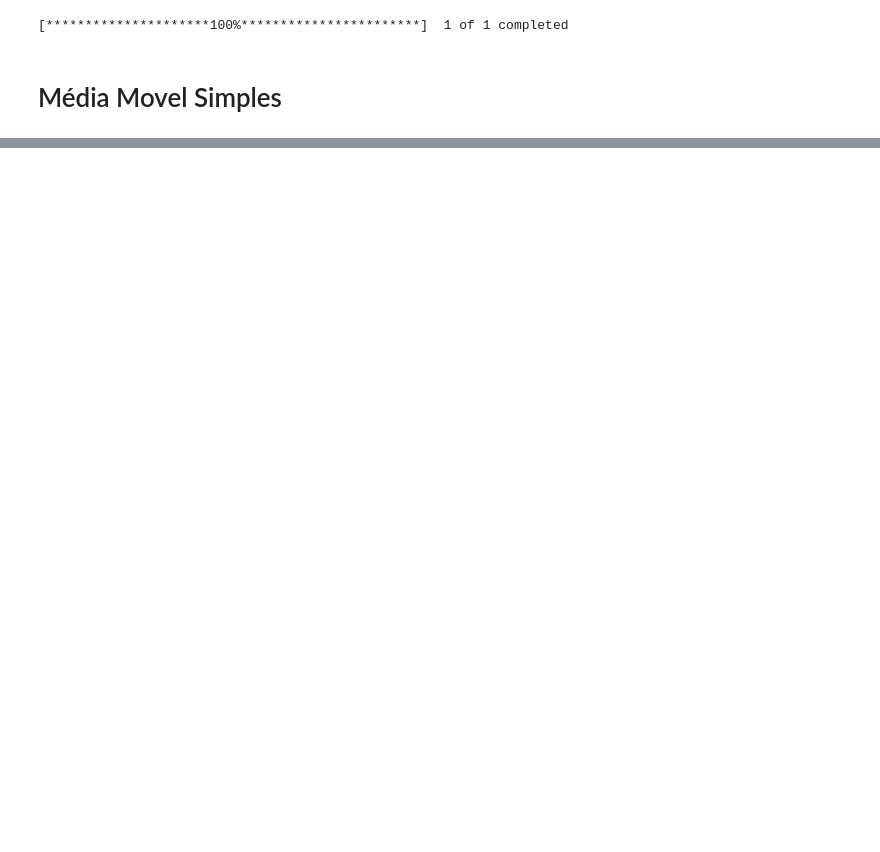
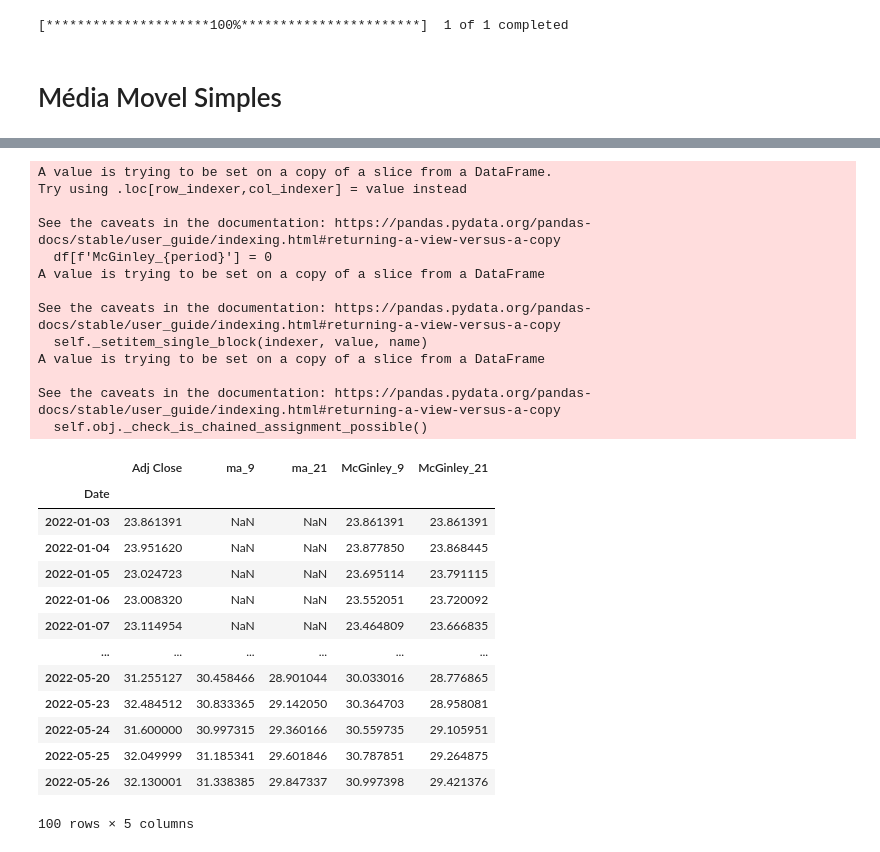
Before and after one commit to ufrgsqfl/indicadores, a Jupyter notebook: McGinley Dynamic/exemplo.ipynb, the cells around one changed output, grey strips where cells are left out. Cells and saved outputs as stored; diff of their text form; code cells hidden in the pictures; blank space fills up the shorter version.

```diff
--- a/McGinley Dynamic/exemplo.ipynb
+++ b/McGinley Dynamic/exemplo.ipynb
@@ -45,0 +50,42 @@ See the caveats in the documentation: https://pandas.pydata.org/pandas-docs/stab
+# %%
+def media_mcginley(df, periods:list):
+    for period in periods:
+        df[f'McGinley_{period}'] = 0
+        for i in range(len(df)):
+            if df[f'McGinley_{period}'].iloc[i-1]==0:
+                df[f'McGinley_{period}'].iloc[i] = df['Adj Close'].iloc[i]
+            else:
+                df[f'McGinley_{period}'].iloc[i] = (df[f'McGinley_{period}'].iloc[i-1]
+                                                        +(df['Adj Close'].iloc[i] - df[f'McGinley_{period}'].iloc[i-1])
+                                                        /(0.6*period*(df['Adj Close'].iloc[i]/df[f'McGinley_{period}'].iloc[i-1])**4))
+    return df
+# %%
+media_mcginley(df_ma, periods)
+# %% [output]
+A value is trying to be set on a copy of a slice from a DataFrame.
+Try using .loc[row_indexer,col_indexer] = value instead
+
+See the caveats in the documentation: https://pandas.pydata.org/pandas-docs/stable/user_guide/indexing.html#returning-a-view-versus-a-copy
+  df[f'McGinley_{period}'] = 0
+A value is trying to be set on a copy of a slice from a DataFrame
+
+See the caveats in the documentation: https://pandas.pydata.org/pandas-docs/stable/user_guide/indexing.html#returning-a-view-versus-a-copy
+  self._setitem_single_block(indexer, value, name)
+A value is trying to be set on a copy of a slice from a DataFrame
+
+See the caveats in the documentation: https://pandas.pydata.org/pandas-docs/stable/user_guide/indexing.html#returning-a-view-versus-a-copy
+  self.obj._check_is_chained_assignment_possible()
+|  | Adj Close | ma_9 | ma_21 | McGinley_9 | McGinley_21 |
+| Date |  |  |  |  |  |
+| 2022-01-03 | 23.861391 | NaN | NaN | 23.861391 | 23.861391 |
+| 2022-01-04 | 23.951620 | NaN | NaN | 23.877850 | 23.868445 |
+| 2022-01-05 | 23.024723 | NaN | NaN | 23.695114 | 23.791115 |
+| 2022-01-06 | 23.008320 | NaN | NaN | 23.552051 | 23.720092 |
+| 2022-01-07 | 23.114954 | NaN | NaN | 23.464809 | 23.666835 |
+| ... | ... | ... | ... | ... | ... |
+| 2022-05-20 | 31.255127 | 30.458466 | 28.901044 | 30.033016 | 28.776865 |
+| 2022-05-23 | 32.484512 | 30.833365 | 29.142050 | 30.364703 | 28.958081 |
+| 2022-05-24 | 31.600000 | 30.997315 | 29.360166 | 30.559735 | 29.105951 |
+| 2022-05-25 | 32.049999 | 31.185341 | 29.601846 | 30.787851 | 29.264875 |
+| 2022-05-26 | 32.130001 | 31.338385 | 29.847337 | 30.997398 | 29.421376 |
+100 rows × 5 columns
```
Also changed, not shown: parts of 7 cells of this notebook.
